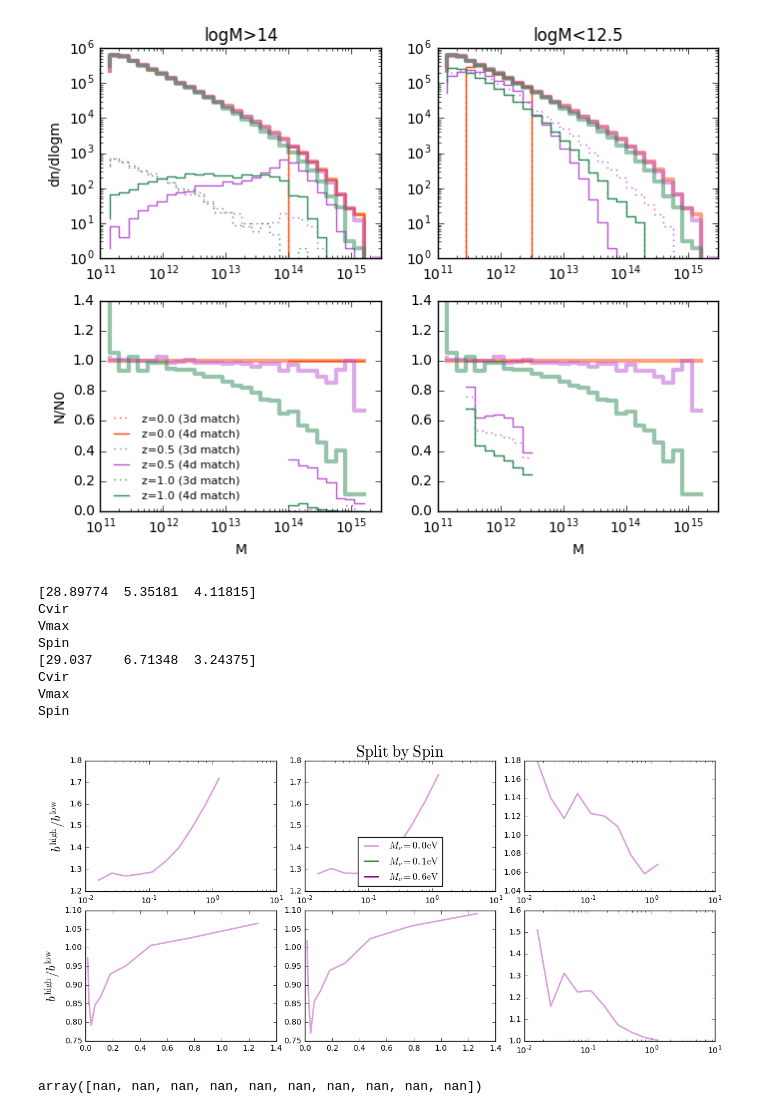
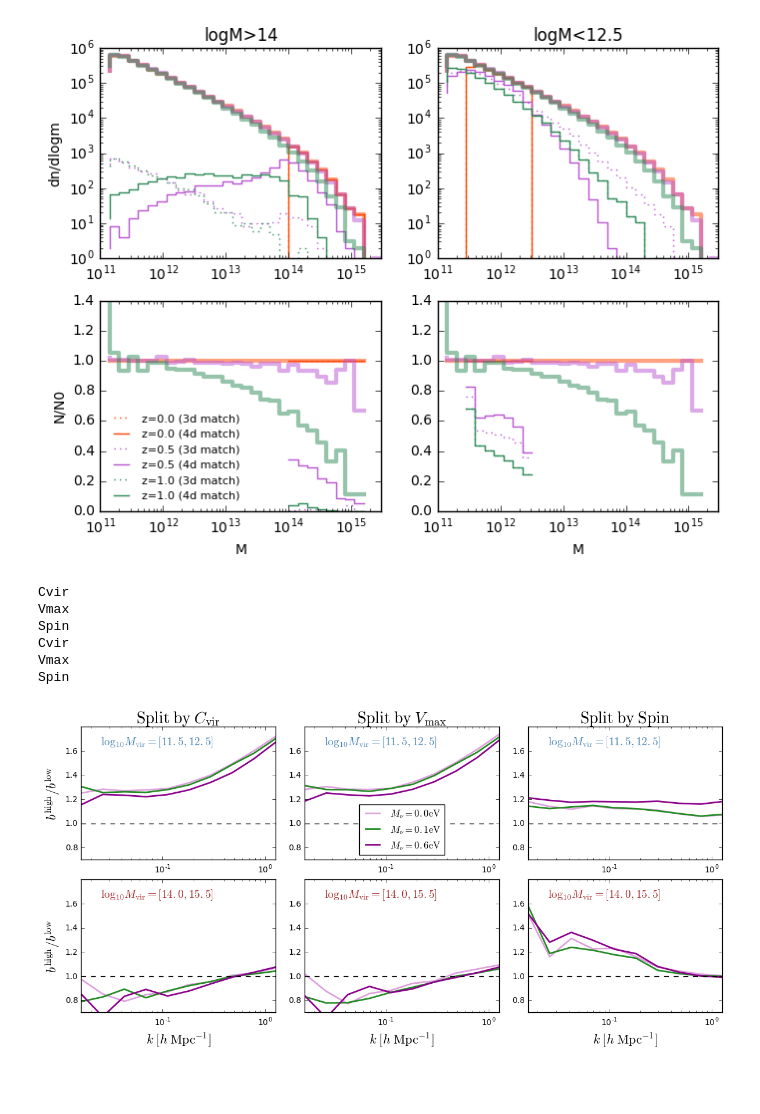
Before and after one commit to liuxx479/NUassemblybias, a Jupyter notebook: AB.ipynb, the cells around one changed output. Drawn from its saved outputs; the diff is of its cells as text; code cells hidden in the pictures; blank space fills up the shorter version.

Commit message:
AB for matched and matched_updatedAB halos

```diff
--- a/AB.ipynb
+++ b/AB.ipynb
@@ -189,14 +189,14 @@ subplots_adjust(left=0.06, bottom=0.2, right=0.9, top=0.9, wspace=0.25, hspace=0
 # %%
 Lbox = 512.0 #Mpc/h
 Ngrid = 256.0
-ibins=arange(Ngrid)
+gridbins=arange(Ngrid)
 Lgrid = Lbox/Ngrid
 dataset_name='Subsample'
 Nbin=10
 Mmin=11.5
 
 def gridding (pos):
-    grid = histogramdd(pos/Lbox*Ngrid,bins=[ibins,ibins,ibins])[0]
+    grid = histogramdd(pos/Lbox*Ngrid,bins=[gridbins,gridbins,gridbins])[0]
     grid = grid/mean(grid) - 1.0
     return grid
 
@@ -880,50 +887,46 @@ def Phm_matched_gen (mnu, N=66, Mcut=14.0, Mcutlo=12.5, Mmin=11.5, Nbin=Nbin):
         i+=1
     return k, [Pmm, Nmm], [Phm12, Nhm12], [Phm14, Nhm14], out_AB_M12, out_AB_M14
 # %%
+# for mnu in (0.1, 0.6):
+#     out = Phm_matched_gen(mnu)
+#     save('Phm/Pks_mnu%.1f_%i_matched.npy'%(mnu,66),out)
 for mnu in (0.1, 0.6):
-    out = Phm_matched_gen(mnu)
-    save('Phm/Pks_mnu%.1f_%i_matched.npy'%(mnu,66),out)
+    out = Phm_matched_gen(mnu, updateAB=1)
+    save('Phm/Pks_mnu%.1f_%i_matched_updatedAB.npy'%(mnu,66),out)
 # %% [output]
-[28.89774  5.35181  4.11815]
 Cvir
 Vmax
 Spin
-[29.037    6.71348  3.24375]
 Cvir
 Vmax
 Spin
 # %%
 f, [axes, axes2] = subplots(2,3, figsize=(12,6))
 for j in range(3): ## cvir, vmax, spin counter(1,):#(1,):#
     jlabel=[r'${\rm Split\; by\;} C_{\rm vir}$',
             r'${\rm Split\; by\;} V_{\rm max}$',
             r'${\rm Split\; by\; Spin}$'][j]
     for nmnu in range(3): ## neutrino mass counter
         mnu=[0,0.1, 0.6][nmnu]
-        k, [Pmm, Nmm], [Phm12, Nhm12], [Phm14, Nhm14], AB_M12, AB_M14 = load('Phm/Pks_mnu%.1f_66_matched.npy'%(mnu))
+        k, [Pmm, Nmm], [Phm12, Nhm12], [Phm14, Nhm14], AB_M12, AB_M14 = load('Phm/Pks_mnu%.1f_66.npy'%(mnu))
         ilabel = r'$M_\nu= %.1f {\rm eV}$'%(mnu)
         axes[j].plot(k, AB_M12[j,0]/AB_M12[j,1], color=colors[nmnu+5], lw=2, label=ilabel)
         axes2[j].plot(k, AB_M14[j,0]/AB_M14[j,1], color=colors[nmnu+5], lw=2, label=ilabel)
+    axes[j].set_title(jlabel, fontsize=20)
+    axes[j].set_xscale('log'); axes2[j].set_xscale('log')
+    axes[j].set_xlim(k[0],k[-1]);axes2[j].set_xlim(k[0],k[-1])
+    axes[j].set_ylim(0.7, 1.8);axes2[j].set_ylim(0.7, 1.8)
+    axes[j].text(0.025, 1.65, r'$\log_{10}M_{\rm vir}=[11.5, 12.5]$', fontsize=14, color='steelblue')
+    axes2[j].text(0.025, 1.65, r'$\log_{10}M_{\rm vir}=[14.0, 15.5]$', fontsize=14, color='brown')
 
-    axes[j].set_xscale('log'); axes2[i].set_xscale('log')
-#     axes[j].set_xlim(k[0],k[-1]);axes2[i].set_xlim(k[0],k[-1])
-#     axes[i].set_ylim(0.7, 1.8);axes2[i].set_ylim(0.7, 1.8)
-#     axes[i].text(0.025, 1.65, r'$z=%.1f$'%(z_arr[i]), fontsize=14)
-#     axes[j].text(0.025, 1.52, r'$\log_{10}M_{\rm vir}=[11.5, 12.5]$', fontsize=14)
-#     axes2[i].text(0.025, 1.65, r'$z=%.1f$'%(z_arr[i]), fontsize=14)
-#     axes2[j].text(0.025, 1.52, r'$\log_{10}M_{\rm vir}=[14.0, 15.5]$', fontsize=14)
-
-#     axes[i].plot([k[0], k[-1]], ones(2),'k--',lw=1)
-#     axes2[i].plot([k[0], k[-1]], ones(2),'k--',lw=1)
-#     axes2[i].set_xlabel(r'$k\; [h \;{\rm Mpc}^{-1}]$', fontsize=16)
+    axes[j].plot([k[0], k[-1]], ones(2),'k--',lw=1)
+    axes2[j].plot([k[0], k[-1]], ones(2),'k--',lw=1)
+    axes2[j].set_xlabel(r'$k\; [h \;{\rm Mpc}^{-1}]$', fontsize=16)
 axes[0].set_ylabel(r'$b^{\rm high}/b^{\rm low}$', fontsize=16)
 axes2[0].set_ylabel(r'$b^{\rm high}/b^{\rm low}$', fontsize=16)
-axes[1].legend(loc='lower center', frameon=1, fontsize=12, columnspacing=0.5)#, title=jlabel)
-axes[1].set_title(jlabel, fontsize=20)
+axes[1].legend(loc='lower center', frameon=1, fontsize=12, columnspacing=0.5)
+
 subplots_adjust(left=0.06, bottom=0.1, right=0.98, top=0.92, wspace=0.15, hspace=0.15)
+#savefig('plots/assemblybias_z0.pdf');close()
 # %% [output]
-[figure, old version]
+[figure, new version]
-# %%
-Phm14
-# %% [output]
-array([nan, nan, nan, nan, nan, nan, nan, nan, nan, nan])
```
Also changed, not shown: parts of 4 cells of this notebook.
